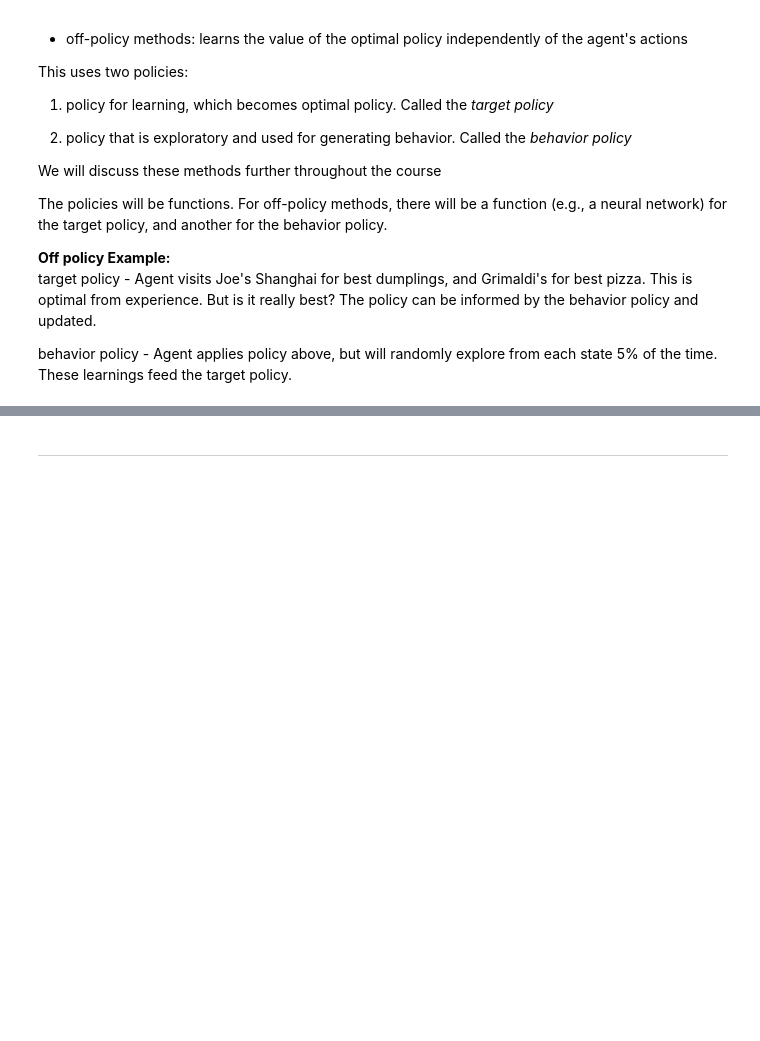
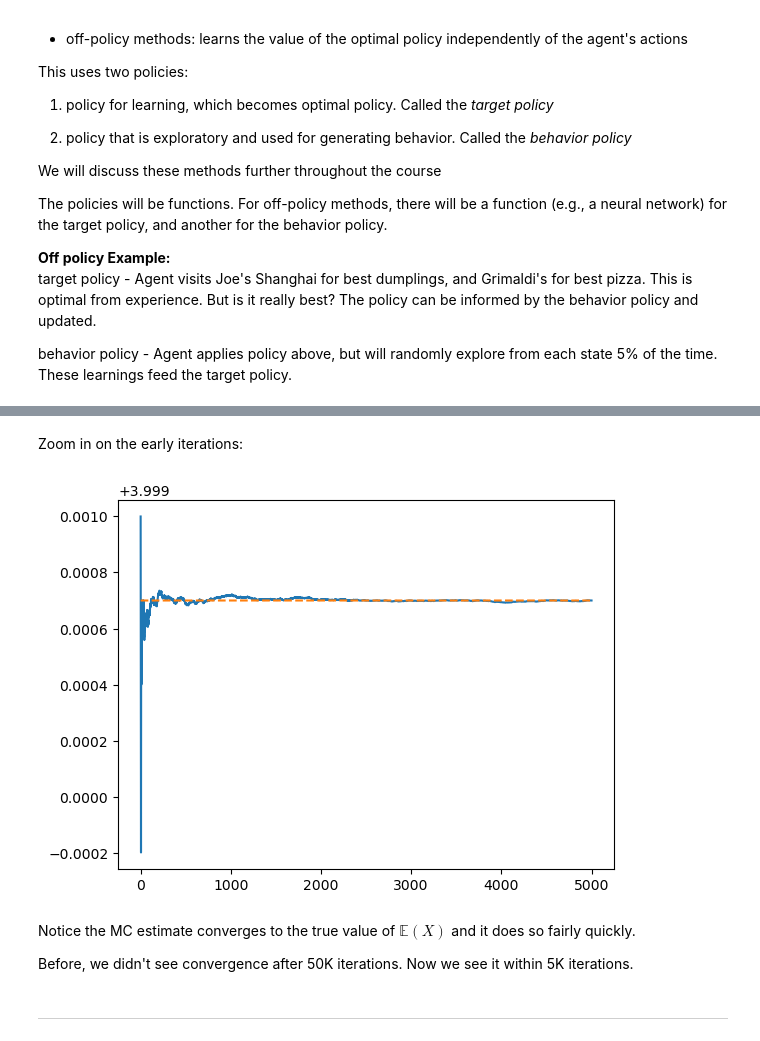
Before and after one commit to UVADS/reinforcement_learning, a Jupyter notebook: 03_solving_mdps/content_monte_carlo/approaches_to_solving_mdps2_monte_carlo.ipynb, the cells around one changed output, grey strips where cells are left out. Drawn from its saved outputs; the diff is of its cells as text; code cells hidden in the pictures; blank space fills up the shorter version.

```diff
--- a/03_solving_mdps/content_monte_carlo/approaches_to_solving_mdps2_monte_carlo.ipynb
+++ b/03_solving_mdps/content_monte_carlo/approaches_to_solving_mdps2_monte_carlo.ipynb
@@ -364,3 +498,18 @@ See Sutton and Barto Chapter 5 for more details and *weighted importance samplin
+# %% [markdown]
+Zoom in on the early iterations:
+# %%
+# Plot average versus iterations
+first_iters = 5000
+
+plt.plot(running_avg[:first_iters,0], running_avg[:first_iters,1], '-')
+plt.plot(running_avg[:first_iters,0], np.repeat(3.9997, first_iters), '--')
+plt.show()
+# %% [output]
+[figure, added]
+# %% [markdown]
+Notice the MC estimate converges to the true value of $\mathbb{E}(X)$ and it does so fairly quickly.
+
+Before, we didn't see convergence after 50K iterations. Now we see it within 5K iterations.
 # %% [markdown]
 ---
 # %% [markdown]
```
Also changed, not shown: parts of 19 cells of this notebook, 2 other files.
